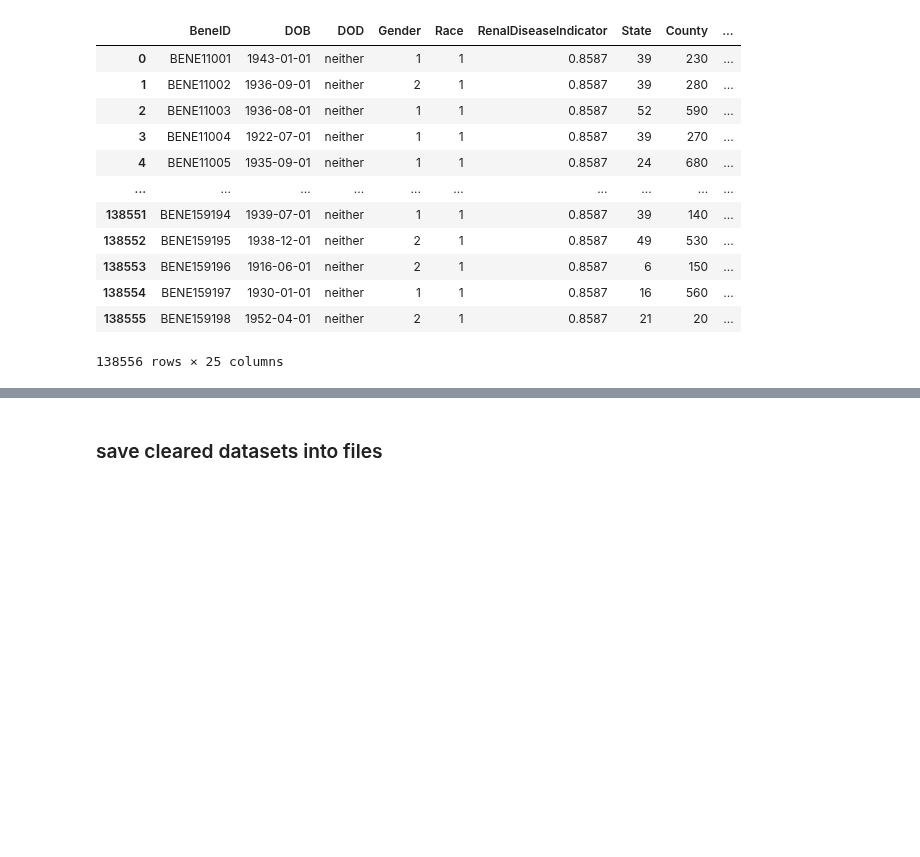
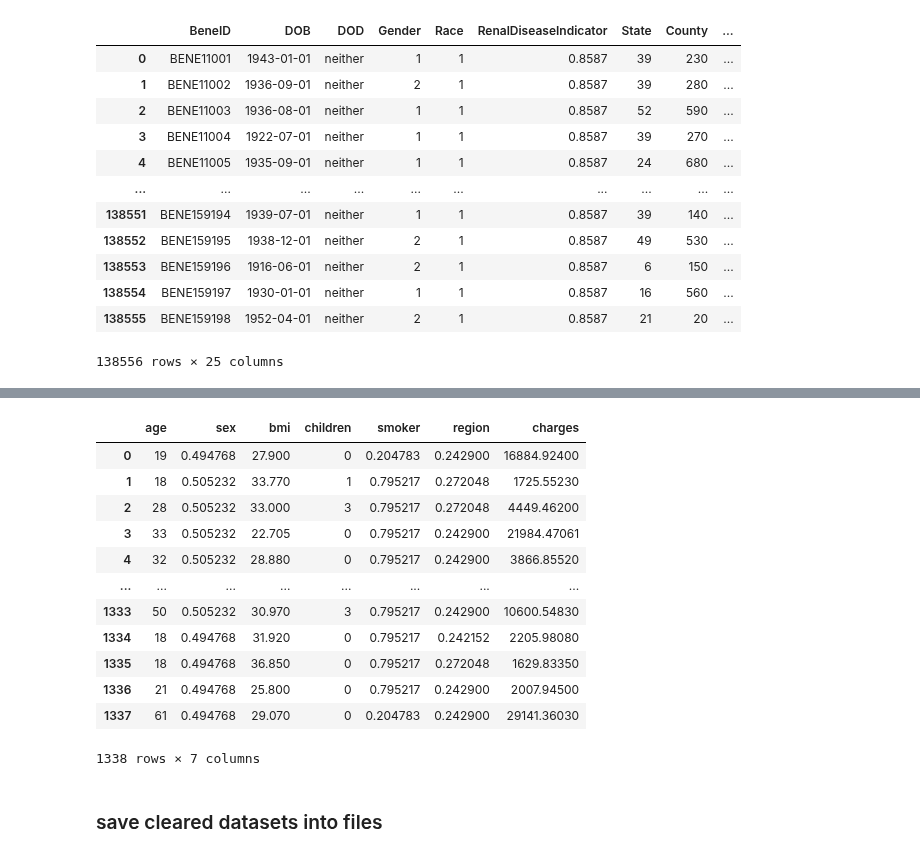
Before and after one commit to ashen007/MedicalCostPrediction-insurance_fraudDetection, a Jupyter notebook: notebooks/data quality/feature engineering.ipynb, the cells around one changed output, grey strips where cells are left out. Drawn from its saved outputs; the diff is of its cells as text; code cells hidden in the pictures; blank space fills up the shorter version.

Commit message:
insurance dataset encoding

```diff
--- a/notebooks/data quality/feature engineering.ipynb
+++ b/notebooks/data quality/feature engineering.ipynb
@@ -9,10 +9,14 @@ from scripts import feature_eng
 inpatient_data = pd.read_csv('../../data/Train_Inpatientdata-1542865627584.csv')
 outpatient_data = pd.read_csv('../../data/Train_Outpatientdata-1542865627584.csv')
 beneficiary_data = pd.read_csv('../../data/Train_Beneficiarydata-1542865627584.csv')
+# %%
+insurance_data = pd.read_csv('../../data/insurance.csv')
 # %%
 inpatient_FE = feature_eng.FeatureEngineering(inpatient_data)
 outpatient_FE = feature_eng.FeatureEngineering(outpatient_data)
 beneficiary_FE = feature_eng.FeatureEngineering(beneficiary_data)
+# %%
+insurance_FE = feature_eng.FeatureEngineering(insurance_data)
 # %% [markdown]
 ### inpatient dataset
 # %%
@@ -499,3 +519,19 @@ beneficiary_FE.data
+# %%
+insurance_FE.data
+# %% [output]
+|  | age | sex | bmi | children | smoker | region | charges |
+| 0 | 19 | 0.494768 | 27.900 | 0 | 0.204783 | 0.242900 | 16884.92400 |
+| 1 | 18 | 0.505232 | 33.770 | 1 | 0.795217 | 0.272048 | 1725.55230 |
+| 2 | 28 | 0.505232 | 33.000 | 3 | 0.795217 | 0.272048 | 4449.46200 |
+| 3 | 33 | 0.505232 | 22.705 | 0 | 0.795217 | 0.242900 | 21984.47061 |
+| 4 | 32 | 0.505232 | 28.880 | 0 | 0.795217 | 0.242900 | 3866.85520 |
+| ... | ... | ... | ... | ... | ... | ... | ... |
+| 1333 | 50 | 0.505232 | 30.970 | 3 | 0.795217 | 0.242900 | 10600.54830 |
+| 1334 | 18 | 0.494768 | 31.920 | 0 | 0.795217 | 0.242152 | 2205.98080 |
+| 1335 | 18 | 0.494768 | 36.850 | 0 | 0.795217 | 0.272048 | 1629.83350 |
+| 1336 | 21 | 0.494768 | 25.800 | 0 | 0.795217 | 0.242900 | 2007.94500 |
+| 1337 | 61 | 0.494768 | 29.070 | 0 | 0.204783 | 0.242900 | 29141.36030 |
+1338 rows × 7 columns
 # %% [markdown]
 ### save cleared datasets into files
 # %%
```
Also changed, not shown: parts of 4 cells of this notebook, 1 other file.
